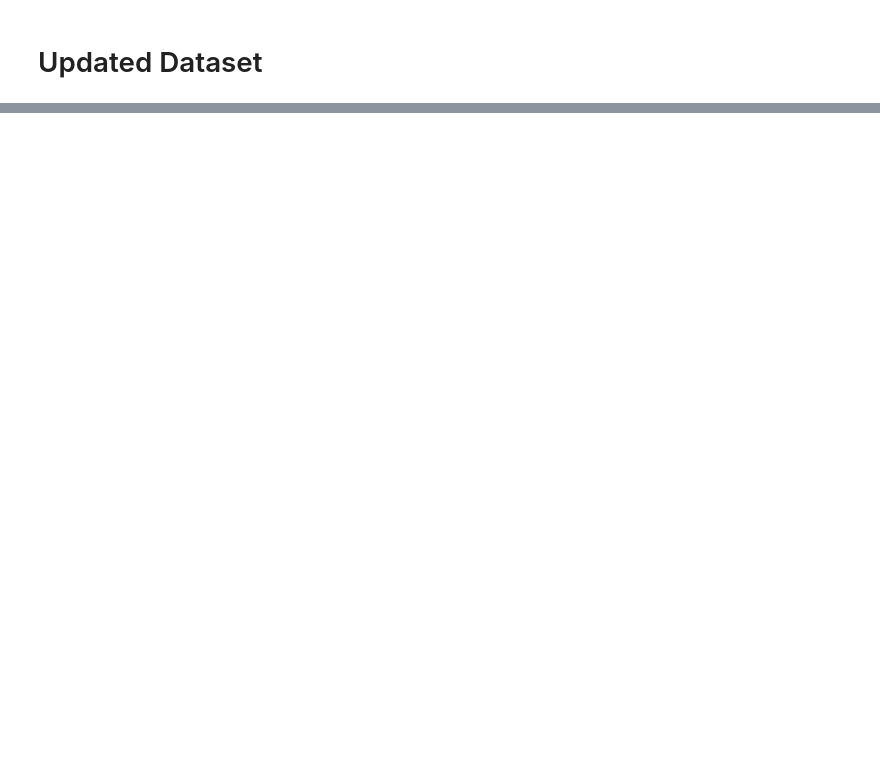
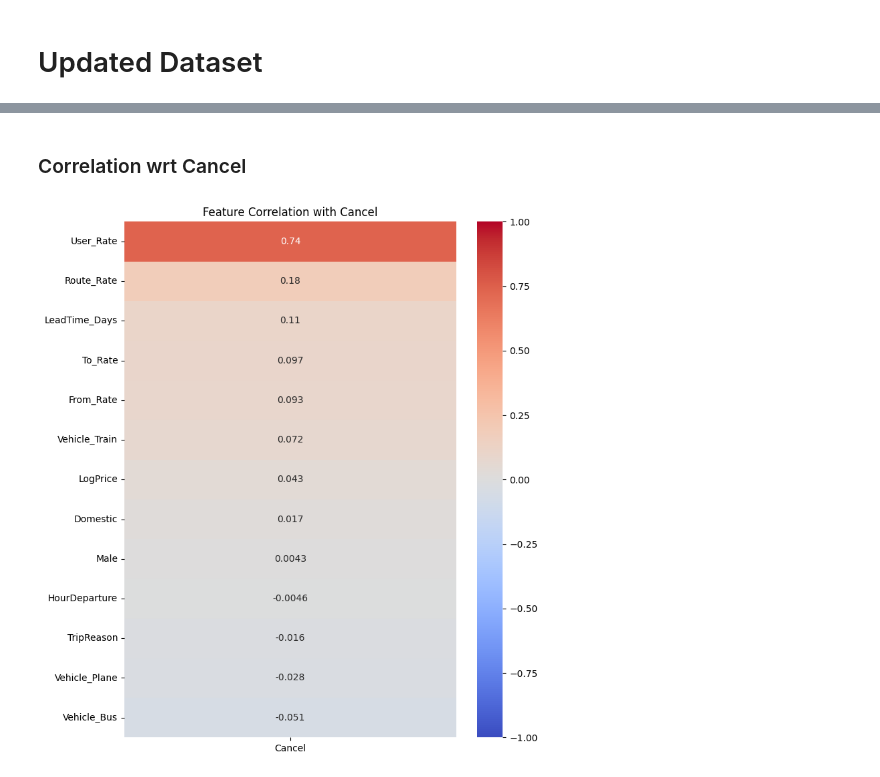
Before and after one commit to silviacalabretta/statistical-methods-project, a Jupyter notebook: notebooks/01_feature_selection_and_analysis.ipynb, the cells around one changed output, grey strips where cells are left out. Cells and saved outputs as stored; diff of their text form; code cells hidden in the pictures; blank space fills up the shorter version.

```diff
--- a/notebooks/01_feature_selection_and_analysis.ipynb
+++ b/notebooks/01_feature_selection_and_analysis.ipynb
@@ -538,0 +617,16 @@ test_df.to_csv(os.path.join(output_dir, "test_time_based.csv"), index=False)
+# %% [markdown]
+### Correlation wrt Cancel
+# %%
+plt.figure(figsize=(8, 10))
+
+# Get correlation series for 'Cancel' and sort it
+target_corr = numeric_df.corr()[[target_var]].sort_values(by=target_var, ascending=False)
+
+# Remove the target itself from the list to see other features clearly
+target_corr = target_corr.drop(target_var)
+
+sns.heatmap(target_corr, annot=True, cmap='coolwarm', vmin=-1, vmax=1)
+plt.title(f'Feature Correlation with {target_var}')
+plt.show()
+# %% [output]
+[figure, added]
```
Also changed, not shown: parts of 37 cells of this notebook, 1 other file.
